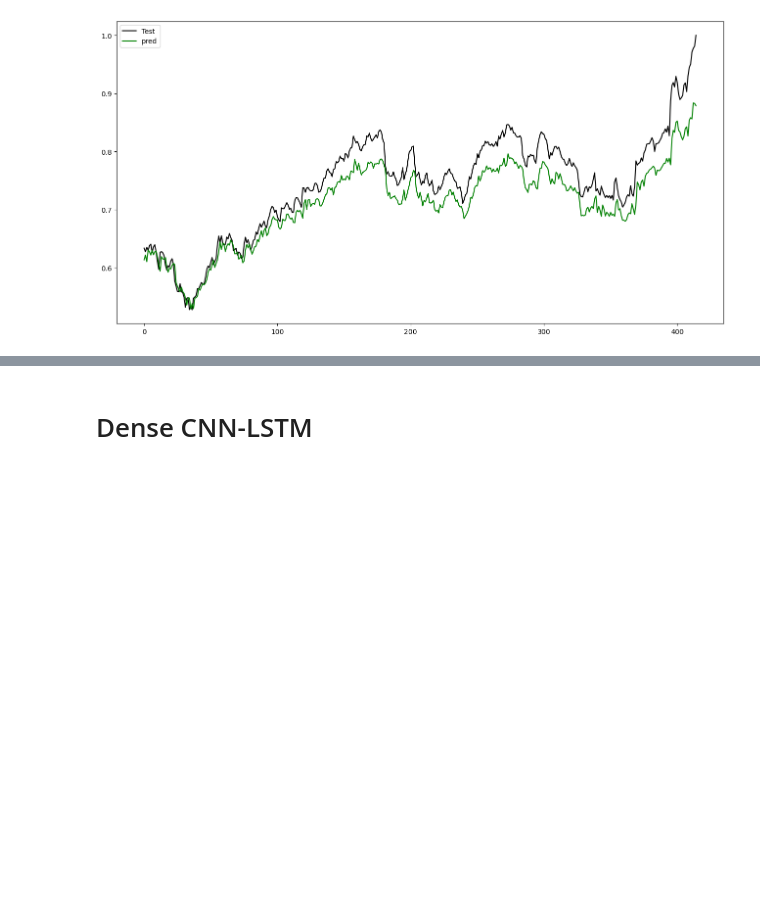
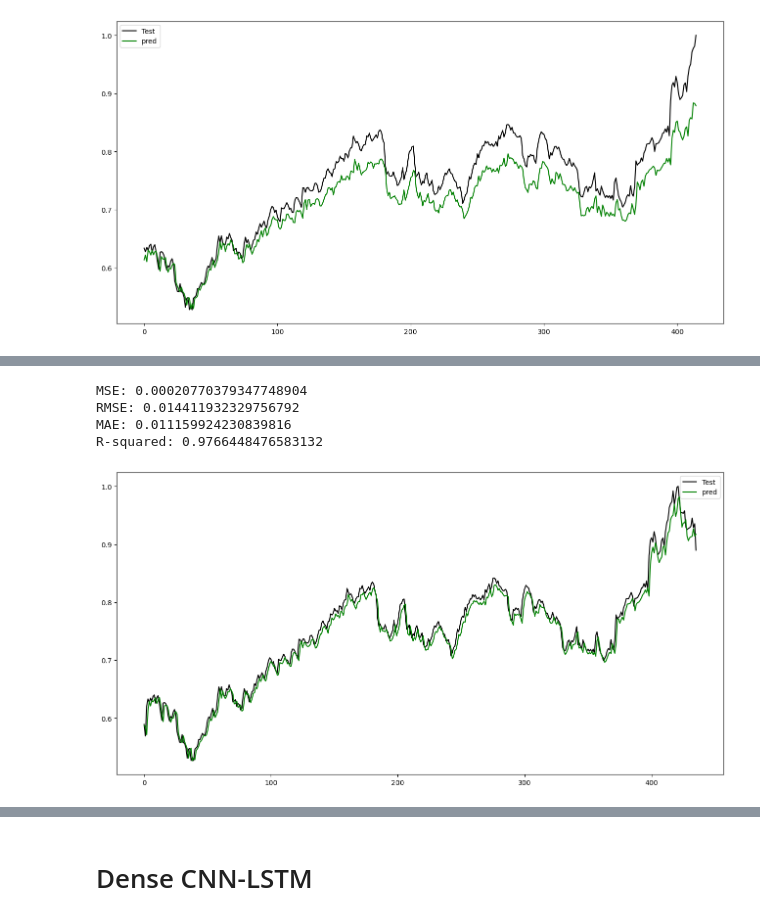
Before and after one commit to muditstja/Deep-learning, a Jupyter notebook: CNN_LSTM_stock_price_prediction.ipynb, the cells around one changed output, grey strips where cells are left out. Saved outputs shown, nothing was run; the diff lists cells and outputs as text; code cells hidden in the pictures; blank space fills up the shorter version.

```diff
--- a/CNN_LSTM_stock_price_prediction.ipynb
+++ b/CNN_LSTM_stock_price_prediction.ipynb
@@ -539,0 +538,29 @@ plt.show()
+# %%
+from keras.models import Sequential
+from keras.layers import LSTM, Dropout, Dense, TimeDistributed, Bidirectional, Input, Activation
+import tensorflow as tf
+import keras
+from keras import optimizers
+from keras.callbacks import History
+from keras.models import Model
+
+tf.random.set_seed(41)
+
+batch_size = 32
+epochs = 100
+
+LD_Bi_lstm_input = Input(shape=(backcandles, 8), name='bi_lstm_input')
+
+# Replace LSTM with Bidirectional LSTM
+inputs = Bidirectional(LSTM(152, name='first_layer'))(LD_Bi_lstm_input)
+inputs = Dense(240, name='dense_layer_1', activation='tanh')(inputs)
+inputs = Dense(1, name='dense_layer_output')(inputs)
+LD_Bi_lstm_output = Activation('linear', name='output')(inputs)
+
+LD_Bi_lstm_model = Model(inputs=LD_Bi_lstm_input, outputs=LD_Bi_lstm_output)
+
+learning_rate = 0.001
+optimizer = tf.keras.optimizers.Adam(learning_rate=learning_rate)
+LD_Bi_lstm_model.compile(optimizer=optimizer, loss='mse')
+
+LD_Bi_lstm_model.summary()
@@ -539,0 +588,2 @@ plt.show()
+# %%
+LD_Bi_lstm_model.fit(x=X_train, y=y_train, batch_size=batch_size, epochs=epochs, shuffle=True, validation_split = 0.1)
@@ -539,0 +612,5 @@ plt.show()
+# %%
+LD_Bi_lstm_y_pred = LD_Bi_lstm_model.predict(X_test)
+
+for i in range(10):
+    print(LD_Bi_lstm_y_pred[i], y_test[i])
@@ -539,0 +629,25 @@ plt.show()
+# %%
+from sklearn.metrics import mean_squared_error
+mse = mean_squared_error(y_test, LD_Bi_lstm_y_pred)
+print("MSE:", mse)
+rmse = np.sqrt(mse)
+print("RMSE:", rmse)
+from sklearn.metrics import mean_absolute_error
+mae = mean_absolute_error(y_test, LD_Bi_lstm_y_pred)
+print("MAE:", mae)
+from sklearn.metrics import r2_score
+r2 = r2_score(y_test, LD_Bi_lstm_y_pred)
+print("R-squared:", r2)
+# %% [output]
+MSE: 0.00020770379347748904
+RMSE: 0.014411932329756792
+MAE: 0.011159924230839816
+R-squared: 0.9766448476583132
+# %%
+plt.figure(figsize=(16,8))
+plt.plot(y_test, color = 'black', label = 'Test')
+plt.plot(LD_Bi_lstm_y_pred, color = 'green', label = 'pred')
+plt.legend()
+plt.show()
+# %% [output]
+[figure, added]
```
Also changed, not shown: parts of 23 cells of this notebook.
